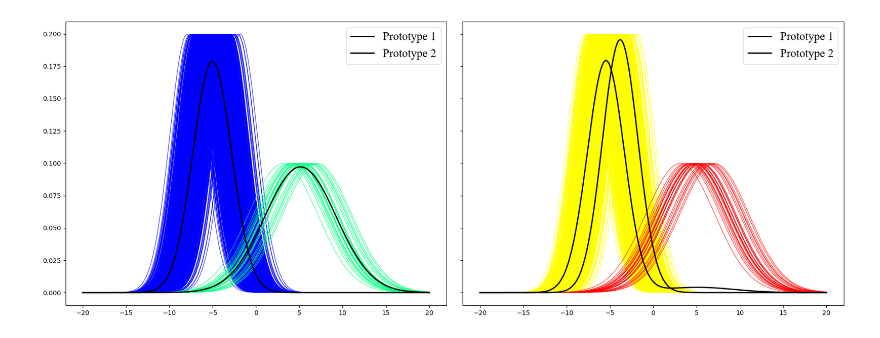
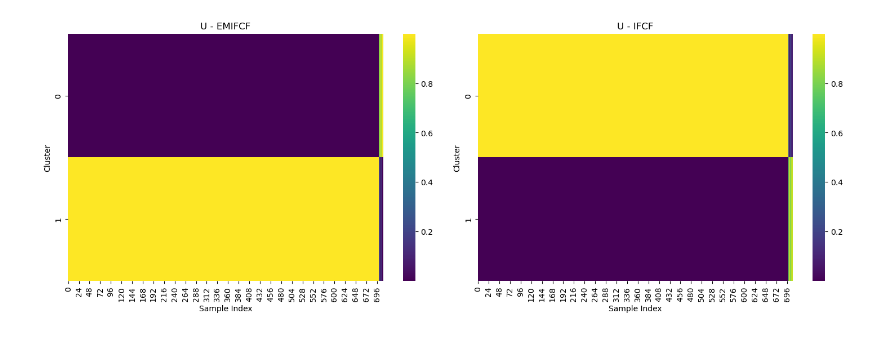
Before and after one commit to hungtrannam/probclust, a Jupyter notebook: notebooks/alg_EMIFCF.ipynb, the cells around one changed output. Cells and saved outputs as stored; diff of their text form; code cells hidden in the pictures.

```diff
--- a/notebooks/alg_EMIFCF.ipynb
+++ b/notebooks/alg_EMIFCF.ipynb
@@ -115,27 +117,52 @@ labels_IFCF = cluster_IFCF.get_hard_assignments()
-# %%
-fig, axes = plt.subplots(1, 2, figsize=(18, 7), sharey=True)
-temp(20)
-# Plot for cluster (EMIFCF)
-colors1 = plt.cm.winter(np.linspace(0, 1, cluster_EMIFCF.num_clusters))
-styles1 = ['-'] * (cluster_EMIFCF.num_clusters + 1)
-for i in range(F_data.shape[0]):
-	cluster_idx = labels_EMIFCF[i]
-	axes[0].plot(grid_x, F_data[i], lw=1, color=colors1[cluster_idx], linestyle=styles1[cluster_idx], alpha=0.7)
-for j in range(cluster_EMIFCF.num_clusters):
-	axes[0].plot(grid_x, Theta_EMIFCF[j, :], lw=2, color='black', linestyle=styles1[j], label=f'Prototype {j+1}')
-axes[0].legend()
-
-# Plot for cluster_IFCF
-colors2 = plt.cm.autumn(np.linspace(0, 1, cluster_IFCF.num_clusters))
-styles2 = ['-'] * (cluster_IFCF.num_clusters + 1)
-for i in range(F_data.shape[0]):
-	cluster_idx = labels_IFCF[i]
-	axes[1].plot(grid_x, F_data[i], lw=1, color=colors2[cluster_idx], linestyle=styles2[cluster_idx], alpha=0.7)
-for j in range(cluster_IFCF.num_clusters):
-	axes[1].plot(grid_x, Theta_IFCF[j, :], lw=2, color='black', linestyle=styles2[j], label=f'Prototype {j+1}')
-axes[1].legend()
-
-plt.tight_layout()
-plt.show()
-# %% [output]
-[figure, removed]
+# %%
+import matplotlib.pyplot as plt
+import seaborn as sns
+
+# Giả sử bạn có nhãn cứng từ U_EMIFCF
+labels_EMIFCF = np.argmax(U_EMIFCF, axis=0)
+labels_IFCF   = np.argmax(U_IFCF, axis=0)
+
+# colors = plt.cm.tab10.colors  # 10 màu mặc định
+
+plt.figure(figsize=(15, 10))
+
+# # Plot 1: Input PDFs với nhãn EMIFCF
+# plt.subplot(2, 2, 1)
+# for i in range(F_data.shape[0]):
+#     c = colors[labels_EMIFCF[i] % len(colors)]
+#     plt.plot(grid_x, F_data[i], color=c, alpha=0.3)
+# for j in range(Theta_EMIFCF.shape[0]):
+#     c = colors[j % len(colors)]
+#     plt.plot(grid_x, Theta_EMIFCF[j], color=c, linewidth=3, linestyle='--', label=f"θ{j+1}")
+# plt.title('Input PDFs (EMIFCF)')
+# plt.xlabel('grid_x'); plt.ylabel('Density')
+# plt.legend()
+
+# # Plot 2: Prototypes từ IFCF
+# plt.subplot(2, 2, 2)
+# for i in range(F_data.shape[0]):
+#     c = colors[labels_IFCF[i] % len(colors)]
+#     plt.plot(grid_x, F_data[i], color=c, alpha=0.3)
+# for j in range(Theta_IFCF.shape[0]):
+#     c = colors[j % len(colors)]
+#     plt.plot(grid_x, Theta_IFCF[j], color=c, linewidth=3, linestyle='--', label=f"θ{j+1}")
+# plt.title('Theta - IFCF')
+# plt.xlabel('grid_x')
+# plt.legend()
+
+# Plot 3: EMIFCF memberships
+plt.subplot(2, 2, 3)
+sns.heatmap(U_EMIFCF, cmap="viridis")
+plt.title('U - EMIFCF')
+plt.ylabel('Cluster'); plt.xlabel('Sample Index')
+
+# Plot 4: IFCF memberships
+plt.subplot(2, 2, 4)
+sns.heatmap(U_IFCF, cmap="viridis")
+plt.title('U - IFCF')
+plt.ylabel('Cluster'); plt.xlabel('Sample Index')
+
+plt.tight_layout()
+plt.show()
+# %% [output]
+[figure, added]
```
Also changed, not shown: parts of 6 cells of this notebook, 5 other files.
